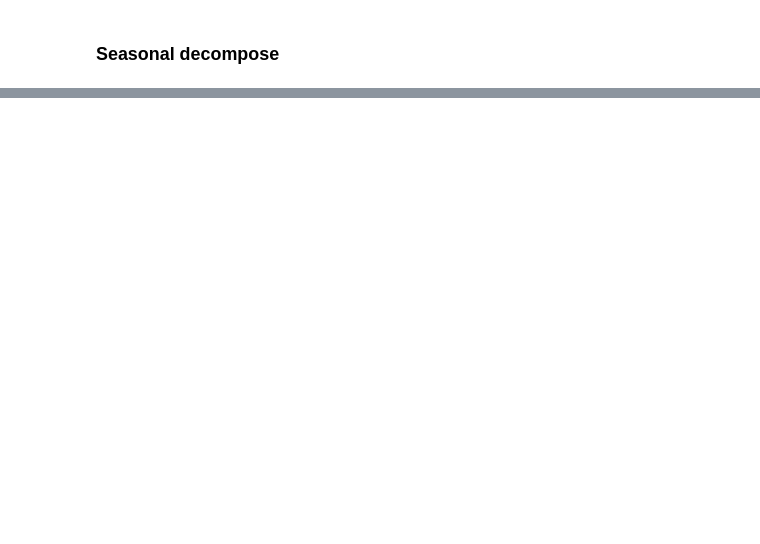
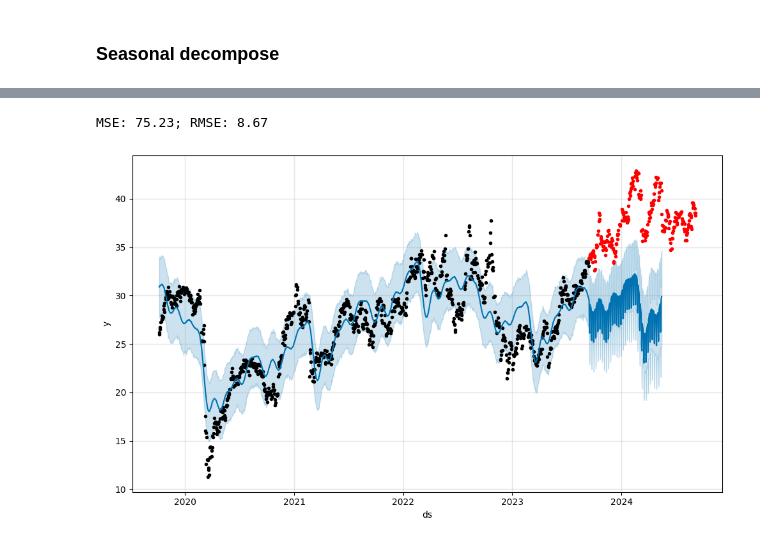
Before and after one commit to tcc-previsao-energia/ml-models, a Jupyter notebook: tcc/tendencia-lucas.ipynb, the cells around one changed output, grey strips where cells are left out. Cells and saved outputs as stored; diff of their text form; code cells hidden in the pictures; blank space fills up the shorter version.

Commit message:
evolução modelos

```diff
--- a/tcc/tendencia-lucas.ipynb
+++ b/tcc/tendencia-lucas.ipynb
@@ -24,2 +36,11 @@ dados.dropna(inplace=True)
 # %% [markdown]
 ### Seasonal decompose
+# %%
+season = decompor_sinal(dados['Close'], period=21)
+tendencia = season.trend
+
+season.plot()
+plt.show()
+
+plt.figure(figsize=(10,3))
+tendencia.plot()
@@ -25,0 +53,5 @@ dados.dropna(inplace=True)
+# %%
+tendencia.dropna()
+dados.loc[tendencia.dropna().index].copy()
+dados['tomorrow'] = tendencia.shift(-1)
+# dados.tail(15)
@@ -25,0 +65,18 @@ dados.dropna(inplace=True)
+# %%
+np.random.seed(42)
+
+df_prophet = pd.DataFrame()
+df_prophet['ds'] = dados.index
+df_prophet['y'] = dados['Close'].reset_index(drop=True)
+
+tamanho_treino = int(len(df_prophet)*.8)
+tamanho_teste = int(len(df_prophet)*.2)
+
+df_treino = df_prophet[:tamanho_treino]
+df_teste = df_prophet[tamanho_treino:]
+
+modelo_prophet = Prophet()
+modelo_prophet.fit(df_treino)
+
+futuro = modelo_prophet.make_future_dataframe(periods=len(df_teste), freq='D')
+previsao = modelo_prophet.predict(futuro)
@@ -25,0 +86,16 @@ dados.dropna(inplace=True)
+# %%
+modelo_prophet.plot(previsao)
+
+plt.plot(df_teste['ds'],df_teste['y'],'.r')
+
+from sklearn.metrics import mean_squared_error
+
+df_previsao = previsao[['ds', 'yhat']]
+df_comparacao = pd.merge(df_previsao, df_teste, on='ds', how='inner')
+
+mse = mean_squared_error(df_comparacao['y'], df_comparacao['yhat']).round(2)
+rmse = np.sqrt(mse).round(2)
+print(f'MSE: {mse}; RMSE: {rmse}')
+# %% [output]
+MSE: 75.23; RMSE: 8.67
+[figure, added]
```
Also changed, not shown: parts of 11 cells of this notebook, 1 other file.
